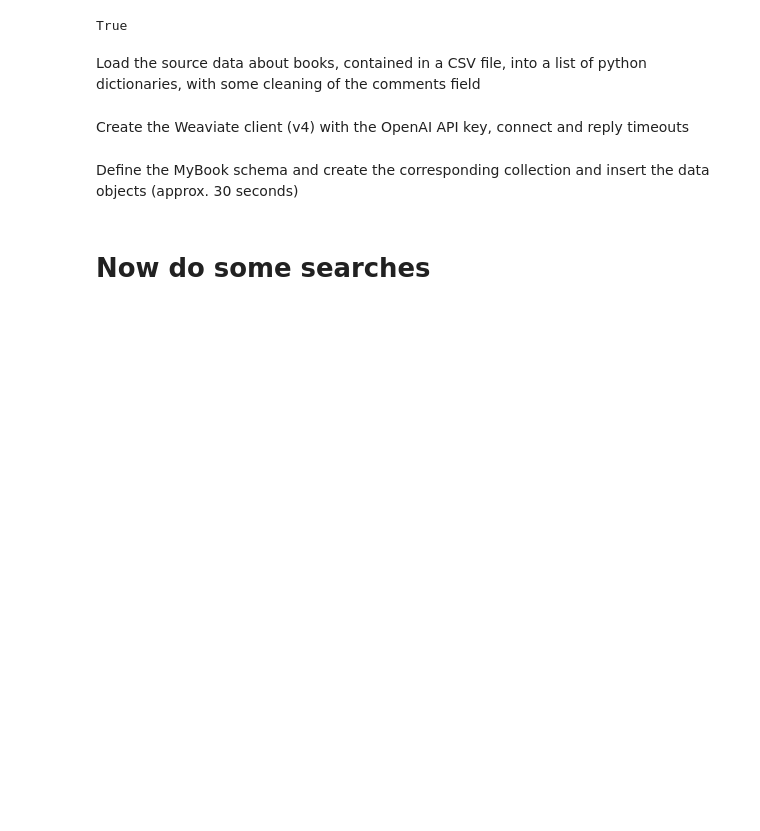
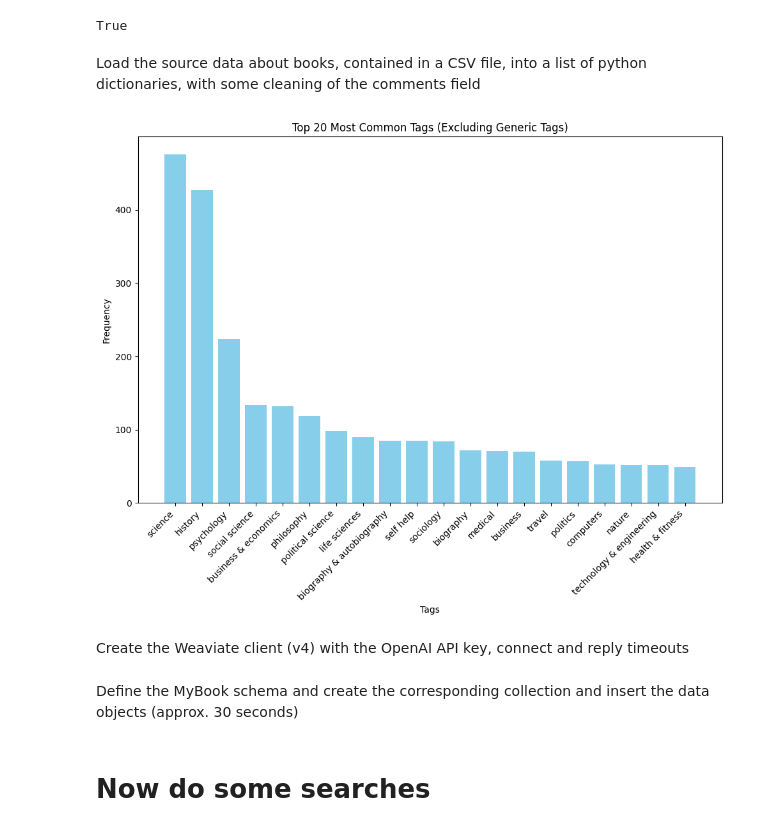
Before and after one commit to rjalexa/booksimil, a Jupyter notebook: booksimil/mybooks.ipynb, the cells around one changed output. Saved outputs shown, nothing was run; the diff lists cells and outputs as text; code cells hidden in the pictures; blank space fills up the shorter version.

Commit message:
added plot

```diff
--- a/booksimil/mybooks.ipynb
+++ b/booksimil/mybooks.ipynb
@@ -30,6 +22,38 @@ df = pd.read_csv(csv_file_path, usecols=columns_to_read)
 df['comments'] = df['comments'].str.replace('\n', ' ', regex=False)
 # Convert the DataFrame into a list of dictionaries
 books_dict = df.to_dict(orient='records')
+# %%
+# List of generic tags to be excluded
+generic_tags_list = ['general', 'non-fiction', 'reference', 'fiction']
+
+all_tags = []
+for item in df['tags']:
+    if pd.notna(item) and isinstance(item, str):
+        tags = [tag.strip().lower() for tag in item.split(',') if tag.strip().lower() not in generic_tags_list]
+        all_tags.extend(tags)
+
+# Count the occurrences of each tag
+tag_counts = Counter(all_tags)
+
+# Get the 20 most common tags along with their frequencies
+most_common_tags = tag_counts.most_common(20)
+
+# Extract tags and their counts for plotting
+tags, counts = zip(*most_common_tags)
+
+# Create a bar chart
+plt.figure(figsize=(10, 8))
+plt.bar(tags, counts, color='skyblue')
+plt.xlabel('Tags')
+plt.ylabel('Frequency')
+plt.title('Top 20 Most Common Tags (Excluding Generic Tags)')
+plt.xticks(rotation=45, ha='right')  # Rotate the tags for better readability
+plt.tight_layout()  # Adjust the plot to ensure everything fits without overlapping
+
+# Show the plot
+plt.show()
+# %% [output]
+[figure, added]
 # %% [markdown]
 Create the Weaviate client (v4) with the OpenAI API key, connect and reply timeouts
 # %%
```
Also changed, not shown: parts of 4 cells of this notebook, 2 other files.
